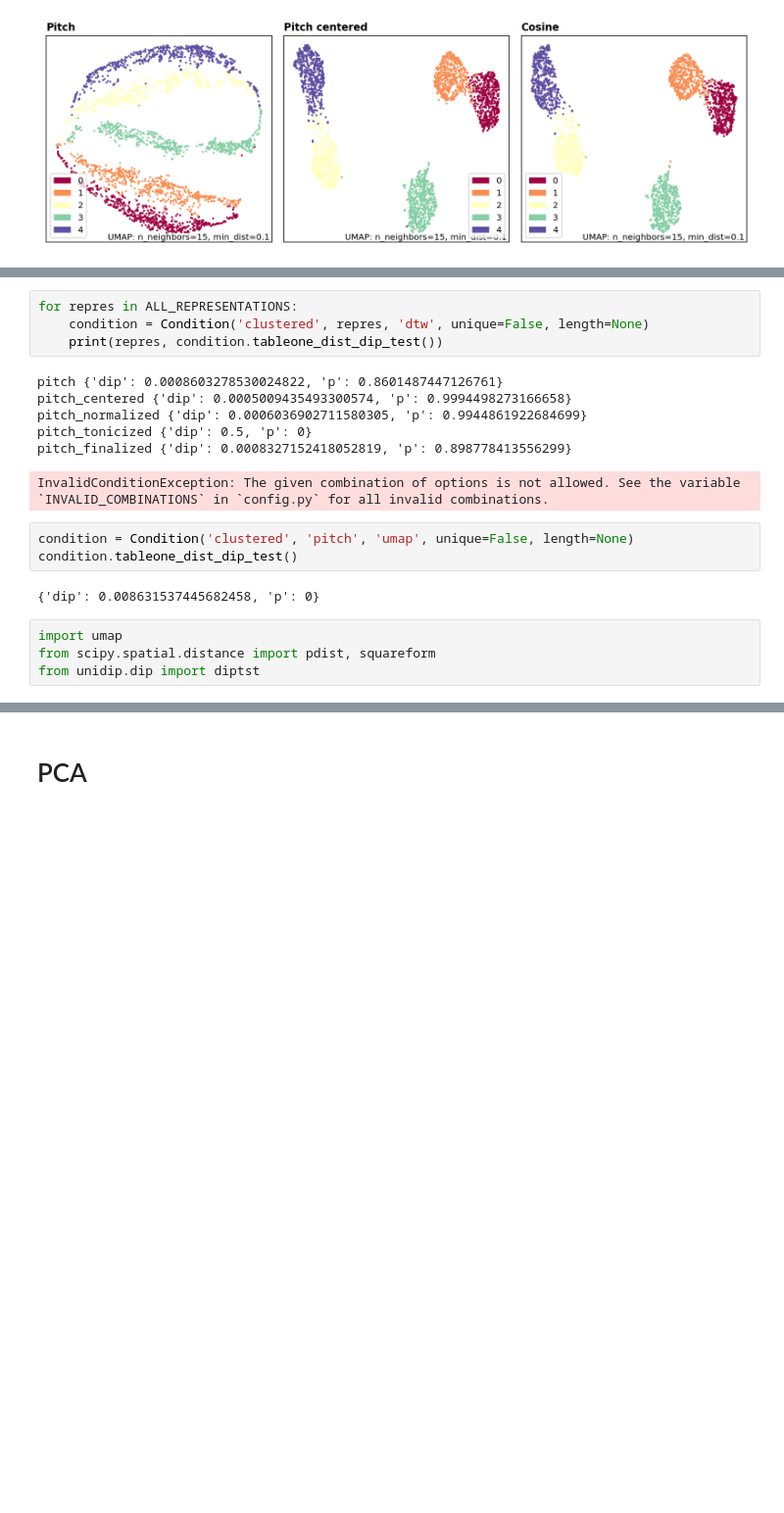
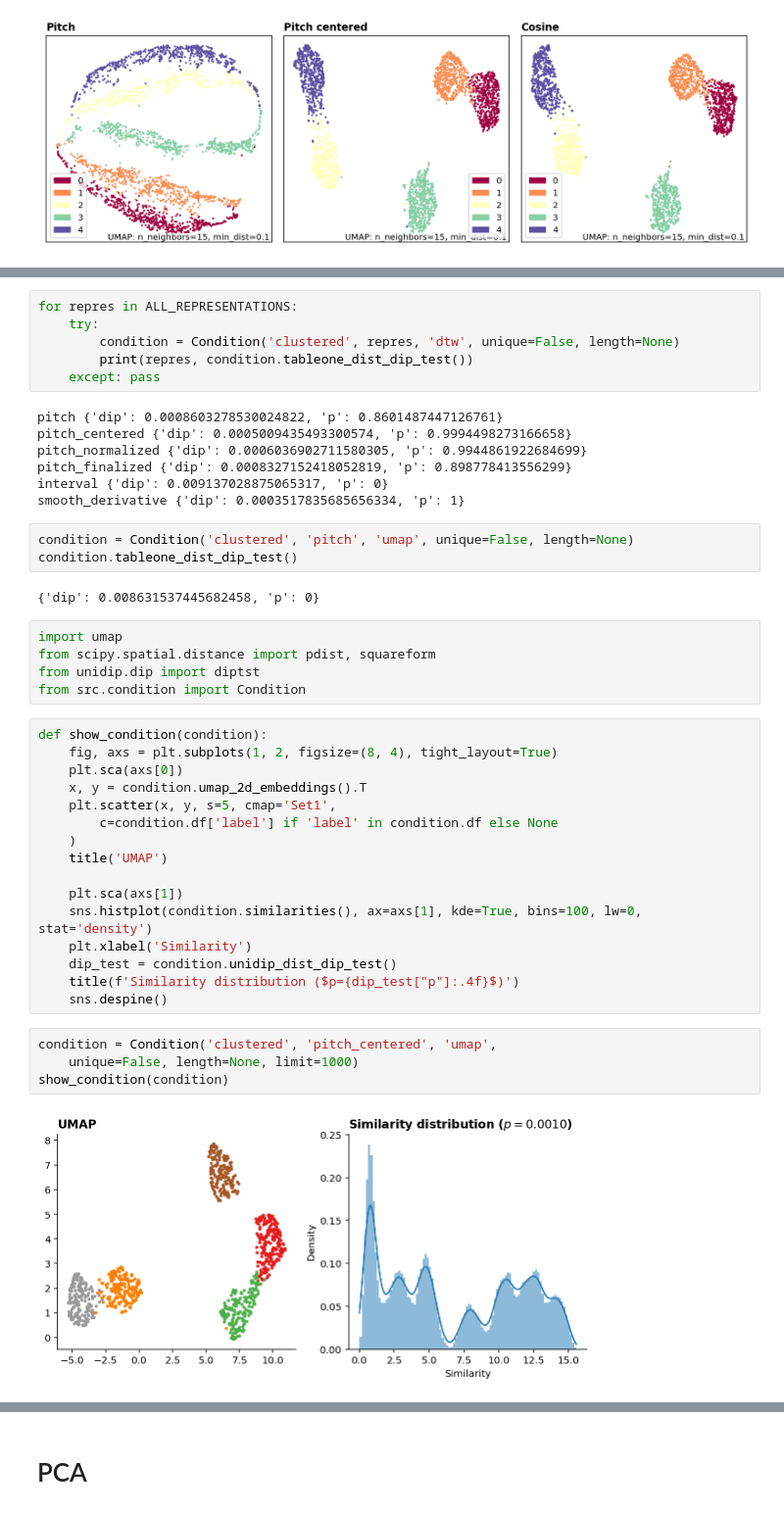
Before and after one commit to bacor/shapes-of-music, a Jupyter notebook: clean_notebooks/Synthetic contours.ipynb, the cells around one changed output, grey strips where cells are left out. Shown at 98% size. Drawn from its saved outputs; the diff is of its cells as text; blank space fills up the shorter version.

Commit message:
umap distances

```diff
--- a/clean_notebooks/Synthetic contours.ipynb
+++ b/clean_notebooks/Synthetic contours.ipynb
@@ -181,14 +196,16 @@ from src.config import ALL_REPRESENTATIONS
 # %%
 for repres in ALL_REPRESENTATIONS:
-    condition = Condition('clustered', repres, 'dtw', unique=False, length=None)
-    print(repres, condition.tableone_dist_dip_test())
+    try:
+        condition = Condition('clustered', repres, 'dtw', unique=False, length=None)
+        print(repres, condition.tableone_dist_dip_test())
+    except: pass
 # %% [output]
 pitch {'dip': 0.0008603278530024822, 'p': 0.8601487447126761}
 pitch_centered {'dip': 0.0005009435493300574, 'p': 0.9994498273166658}
 pitch_normalized {'dip': 0.0006036902711580305, 'p': 0.9944861922684699}
-pitch_tonicized {'dip': 0.5, 'p': 0}
 pitch_finalized {'dip': 0.0008327152418052819, 'p': 0.898778413556299}
+interval {'dip': 0.009137028875065317, 'p': 0}
+smooth_derivative {'dip': 0.0003517835685656334, 'p': 1}
-InvalidConditionException: The given combination of options is not allowed. See the variable `INVALID_COMBINATIONS` in `config.py` for all invalid combinations.
 # %%
 condition = Condition('clustered', 'pitch', 'umap', unique=False, length=None)
 condition.tableone_dist_dip_test()
@@ -198,4 +215,27 @@ condition.tableone_dist_dip_test()
 import umap
 from scipy.spatial.distance import pdist, squareform
 from unidip.dip import diptst
+from src.condition import Condition
+# %%
+def show_condition(condition):
+    fig, axs = plt.subplots(1, 2, figsize=(8, 4), tight_layout=True)
+    plt.sca(axs[0])
+    x, y = condition.umap_2d_embeddings().T
+    plt.scatter(x, y, s=5, cmap='Set1',
+        c=condition.df['label'] if 'label' in condition.df else None
+    )
+    title('UMAP')
+
+    plt.sca(axs[1])
+    sns.histplot(condition.similarities(), ax=axs[1], kde=True, bins=100, lw=0, stat='density')
+    plt.xlabel('Similarity')
+    dip_test = condition.unidip_dist_dip_test()
+    title(f'Similarity distribution ($p={dip_test["p"]:.4f}$)')
+    sns.despine()
+# %%
+condition = Condition('clustered', 'pitch_centered', 'umap',
+    unique=False, length=None, limit=1000)
+show_condition(condition)
+# %% [output]
+[figure, added]
 # %%
```
Also changed, not shown: parts of 10 cells of this notebook, 3 other files.
